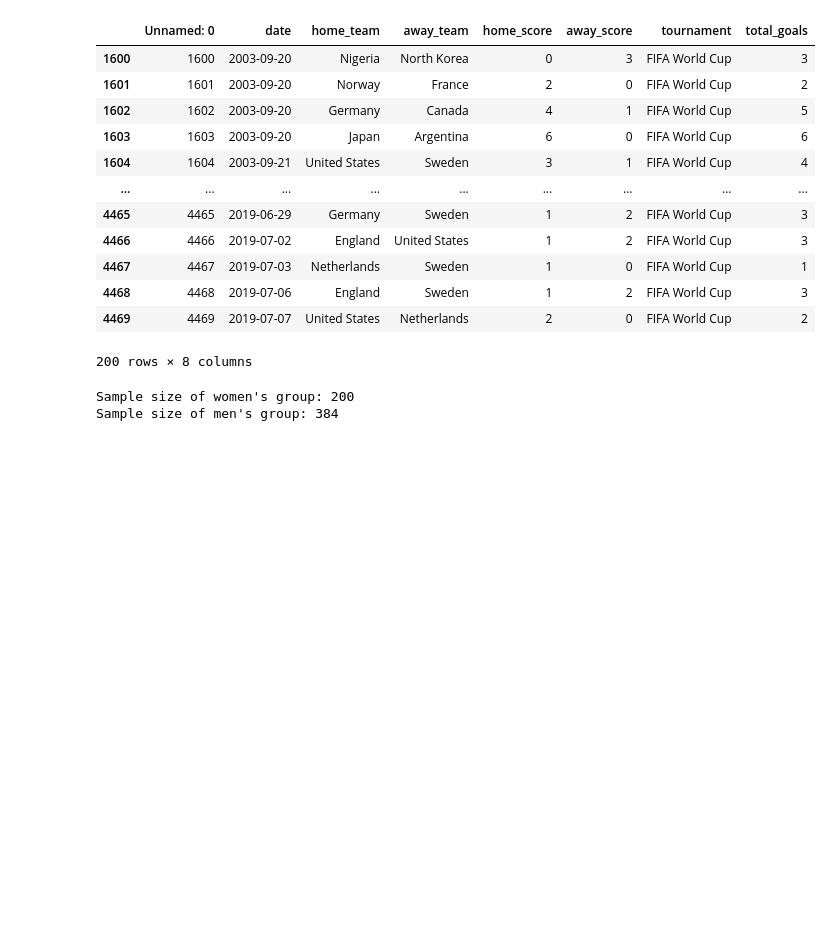
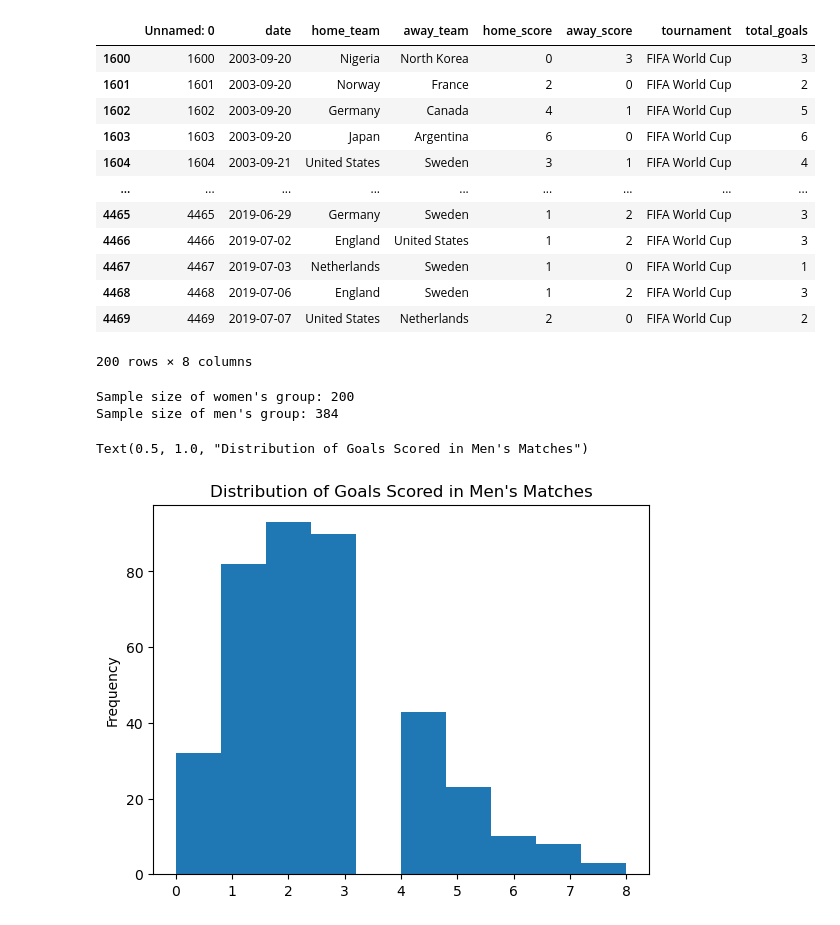
Before and after one commit to JeremyTallant/soccer_matches, a Jupyter notebook: soccer_analysis.ipynb, the cells around one changed output. Cells and saved outputs as stored; diff of their text form; code cells hidden in the pictures; blank space fills up the shorter version.

Commit message:
added histograms for men_df and women_df

```diff
--- a/soccer_analysis.ipynb
+++ b/soccer_analysis.ipynb
@@ -233,5 +235,15 @@ print("Sample size of men's group:", men_sample_size)
 Sample size of women's group: 200
 Sample size of men's group: 384
 # %%
+# Calculate the total number of goals score in each match in men_df
+men_df['total_goals'] = men_df['home_score'] + men_df['away_score']
+
+# Determine the number of bins using the square root rule
+bins = int(np.sqrt(len(men_df)))
+
 # Plot histogram for men_df
 men_df['total_goals'].plot.hist()
+plt.title("Distribution of Goals Scored in Men's Matches")
+# %% [output]
+Text(0.5, 1.0, "Distribution of Goals Scored in Men's Matches")
+[figure, added]
```
Also changed, not shown: parts of 2 cells of this notebook.
